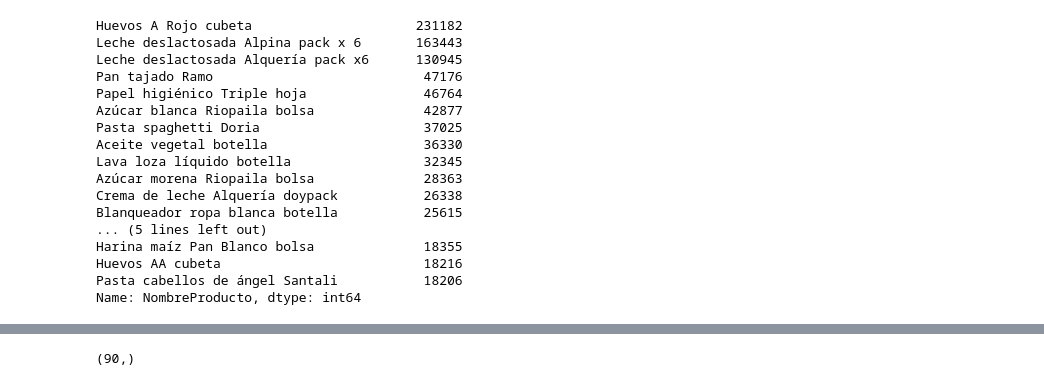
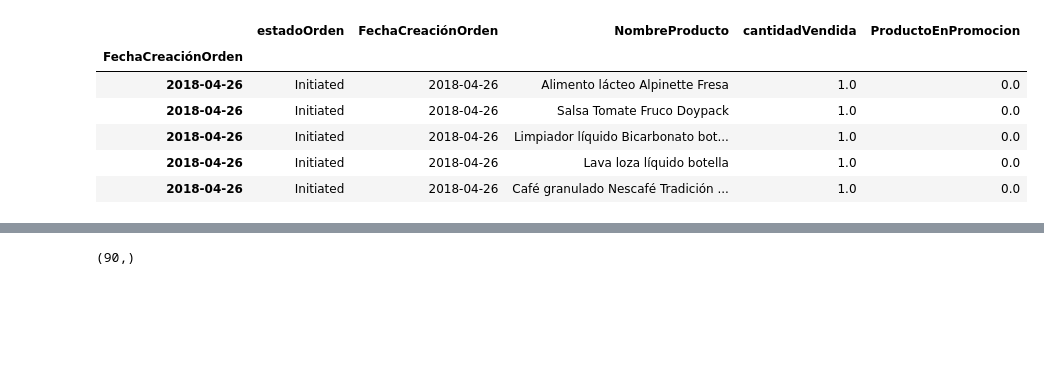
Before and after one commit to juansebastiang29/dashborard_sc, a Jupyter notebook: src/Time_Series_Models.ipynb, the cells around one changed output, grey strips where cells are left out. Saved outputs shown, nothing was run; the diff lists cells and outputs as text; code cells hidden in the pictures; blank space fills up the shorter version.

```diff
--- a/src/Time_Series_Models.ipynb
+++ b/src/Time_Series_Models.ipynb
@@ -51,21 +57 @@ df_ts = pd.read_csv("../Data/DESCO.csv",encoding='latin1',dtype={"FechaCreación
-# %%
-df.NombreProducto.value_counts()[:20]
-# %% [output]
-Huevos A Rojo cubeta                     231182
-Leche deslactosada Alpina pack x 6       163443
-Leche deslactosada Alquería pack x6      130945
-Pan tajado Ramo                           47176
-Papel higiénico Triple hoja               46764
-Azúcar blanca Riopaila bolsa              42877
-Pasta spaghetti Doria                     37025
-Aceite vegetal botella                    36330
-Lava loza líquido botella                 32345
-Azúcar morena Riopaila bolsa              28363
-Crema de leche Alquería doypack           26338
-Blanqueador ropa blanca botella           25615
-... (5 lines left out)
-Harina maíz Pan Blanco bolsa              18355
-Huevos AA cubeta                          18216
-Pasta cabellos de ángel Santali           18206
-Name: NombreProducto, dtype: int64
 # %%
@@ -73,0 +62,10 @@ df_ts.set_index("FechaCreaciónOrden",drop=False,inplace=True)
+# %%
+df.tail()
+# %% [output]
+|  | estadoOrden | FechaCreaciónOrden | NombreProducto | cantidadVendida | ProductoEnPromocion |
+| FechaCreaciónOrden |  |  |  |  |  |
+| 2018-04-26 | Initiated | 2018-04-26 | Alimento lácteo Alpinette Fresa | 1.0 | 0.0 |
+| 2018-04-26 | Initiated | 2018-04-26 | Salsa Tomate Fruco Doypack | 1.0 | 0.0 |
+| 2018-04-26 | Initiated | 2018-04-26 | Limpiador líquido Bicarbonato bot... | 1.0 | 0.0 |
+| 2018-04-26 | Initiated | 2018-04-26 | Lava loza líquido botella | 1.0 | 0.0 |
+| 2018-04-26 | Initiated | 2018-04-26 | Café granulado Nescafé Tradición ... | 1.0 | 0.0 |
```
Also changed, not shown: parts of 34 cells of this notebook, 1 other file.
